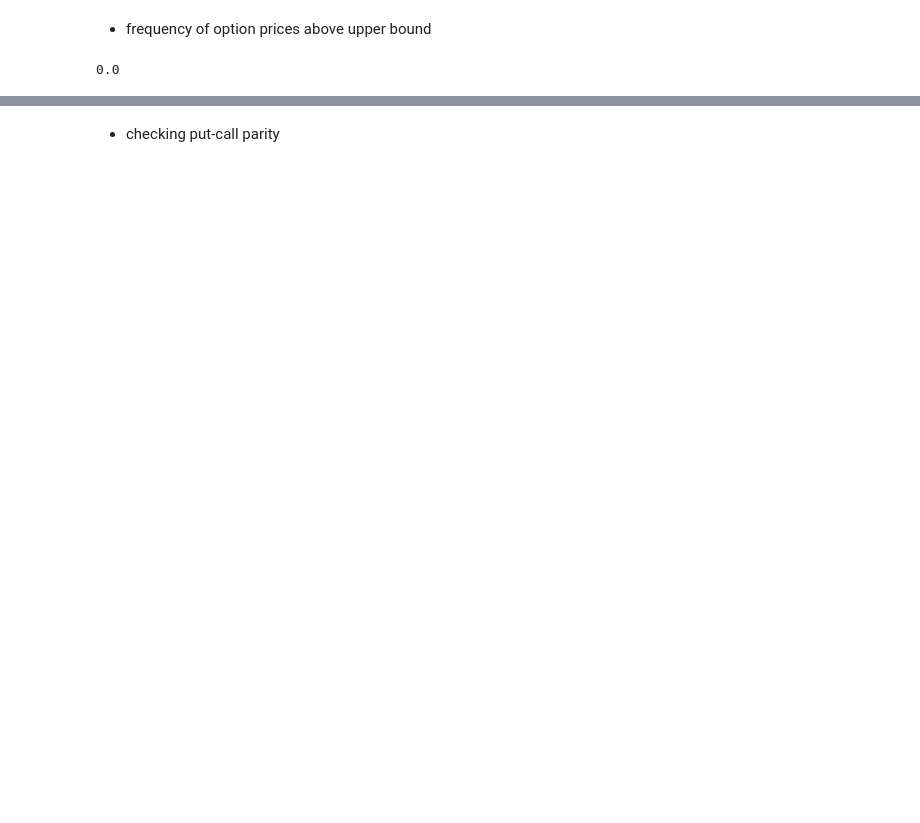
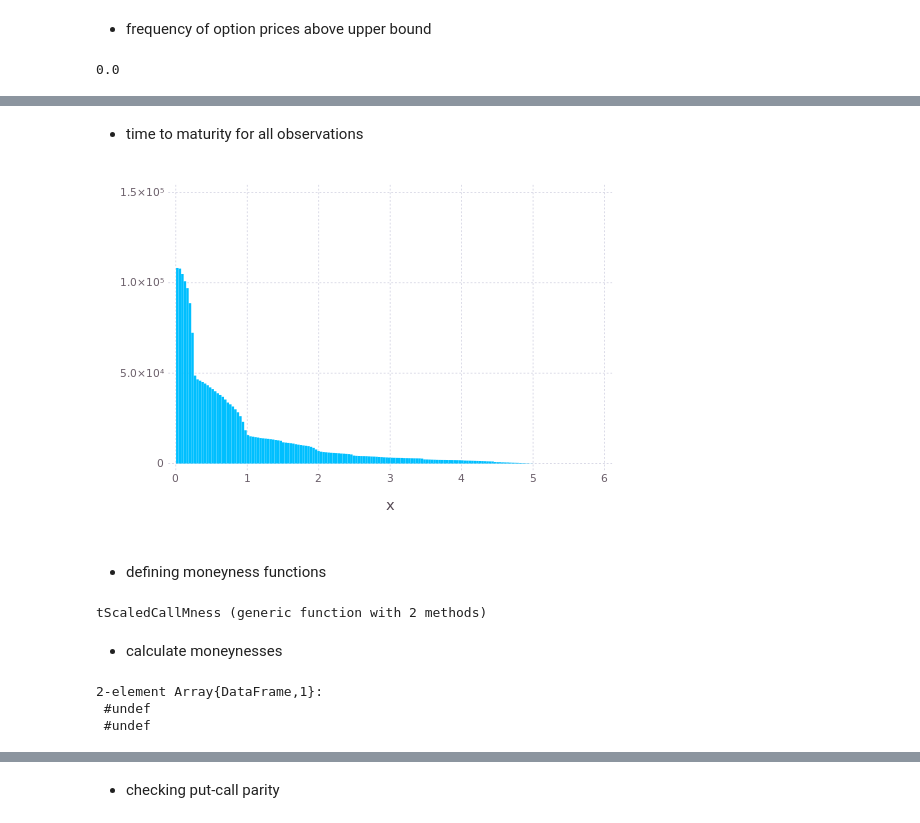
Before and after one commit to JuliaFinMetriX/option_prices, a Jupyter notebook: notebooks/option_price_consistencies.ipynb, the cells around one changed output, grey strips where cells are left out. Saved outputs shown, nothing was run; the diff lists cells and outputs as text; code cells hidden in the pictures; blank space fills up the shorter version.

```diff
--- a/notebooks/option_price_consistencies.ipynb
+++ b/notebooks/option_price_consistencies.ipynb
@@ -98,0 +161,34 @@ sum(consistData[:Price] .> consistData[:UpBound])/size(consistData, 1)
+# %% [markdown]
+- time to maturity for all observations
+# %%
+Gadfly.plot(x=convert(Array, consistData[:Time_to_Maturity]), Gadfly.Geom.histogram)
+# %% [output]
+[figure, added]
+# %% [markdown]
+- defining moneyness functions
+# %%
+function absCallMness(s::DataArray{Float64, 1}, k::DataArray{Int, 1})
+    return s - k
+end
+
+function relCallMness(s::DataArray{Float64, 1}, k::DataArray{Int, 1})
+    return s./k
+end
+
+function discRelCallMness(s::DataArray{Float64, 1}, k::DataArray{Int, 1}, r::DataArray{Float64, 1}, ttm::DataArray{Float64, 1})
+    return s./(exp(-r.*ttm).*k)
+end
+
+function tScaledCallMness(s::DataArray{Float64, 1}, k::DataArray{Int, 1}, r::DataArray{Float64, 1}, ttm::DataArray{Float64, 1})
+    return (s./(exp(-r.*ttm).*k)./sqrt(ttm))
+end
+# %% [output]
+tScaledCallMness (generic function with 2 methods)
+# %% [markdown]
+- calculate moneynesses
+# %%
+kkk = Array(DataFrame, 2)
+# %% [output]
+2-element Array{DataFrame,1}:
+ #undef
+ #undef
```
Also changed, not shown: parts of 26 cells of this notebook.
